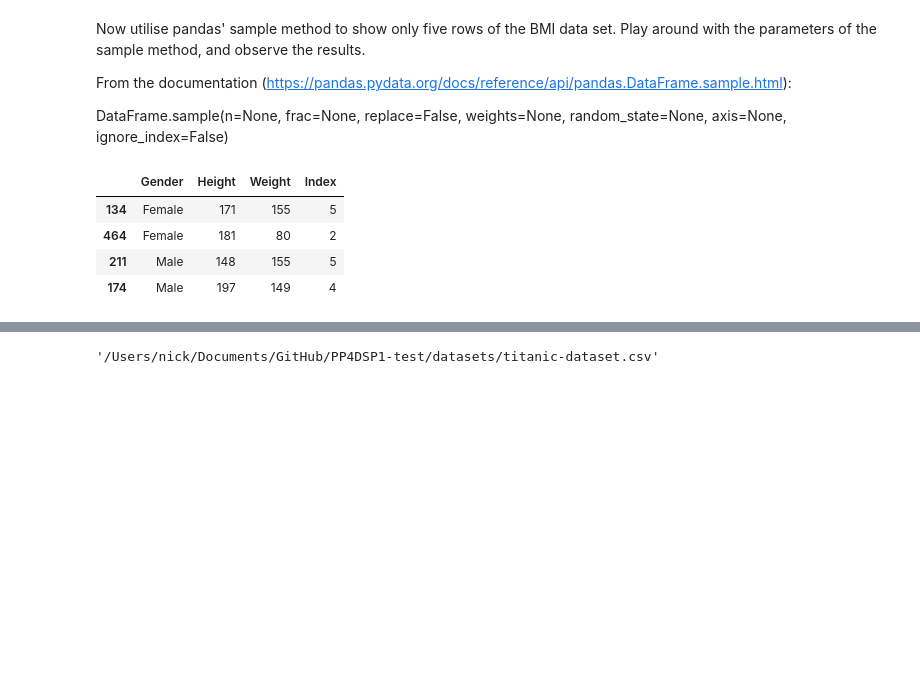
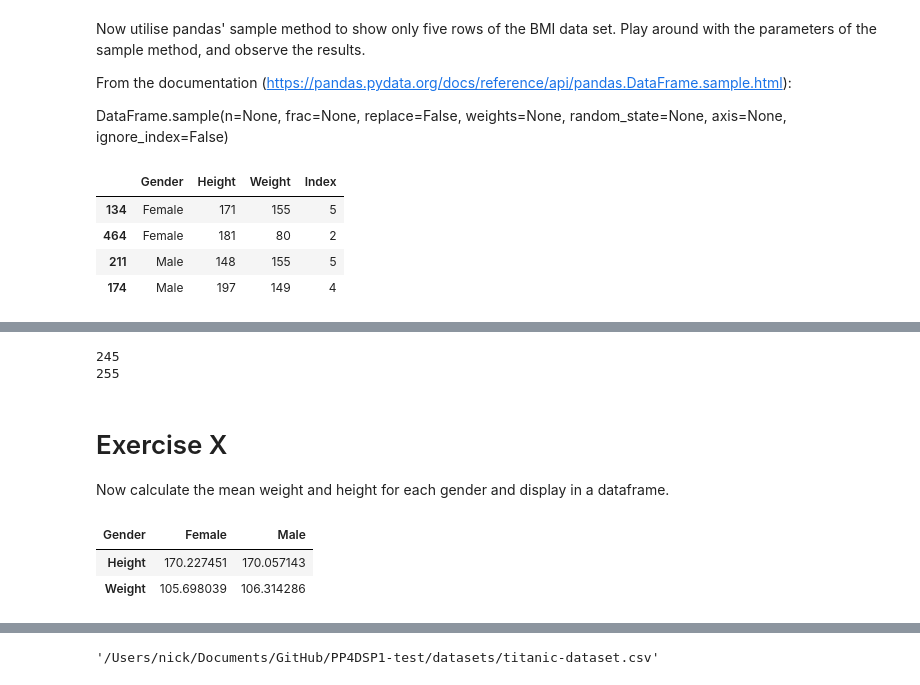
Before and after one commit to arutsh/Python-Programming-for-Data-Science-Part-1, a Jupyter notebook: exercises/05_Pandas_exercises.ipynb, the cells around one changed output, grey strips where cells are left out. Saved outputs shown, nothing was run; the diff lists cells and outputs as text; code cells hidden in the pictures; blank space fills up the shorter version.

```diff
--- a/exercises/05_Pandas_exercises.ipynb
+++ b/exercises/05_Pandas_exercises.ipynb
@@ -148,0 +185,19 @@ bmi_df.sample(4)
+# %%
+print(sum(bmi_df['Gender'] == 'Male'))
+print(sum(bmi_df['Gender'] == 'Female'))
+# %% [output]
+245
+255
+# %% [markdown]
+# Exercise X
+Now calculate the mean weight and height for each gender and display in a dataframe.
+# %%
+mean_height = bmi_df.groupby('Gender').mean()['Height']
+mean_weight = bmi_df.groupby('Gender').mean()['Weight']
+
+df = pd.DataFrame([mean_height, mean_weight])
+df
+# %% [output]
+| Gender | Female | Male |
+| Height | 170.227451 | 170.057143 |
+| Weight | 105.698039 | 106.314286 |
```
Also changed, not shown: parts of 14 cells of this notebook, 1 other file.
